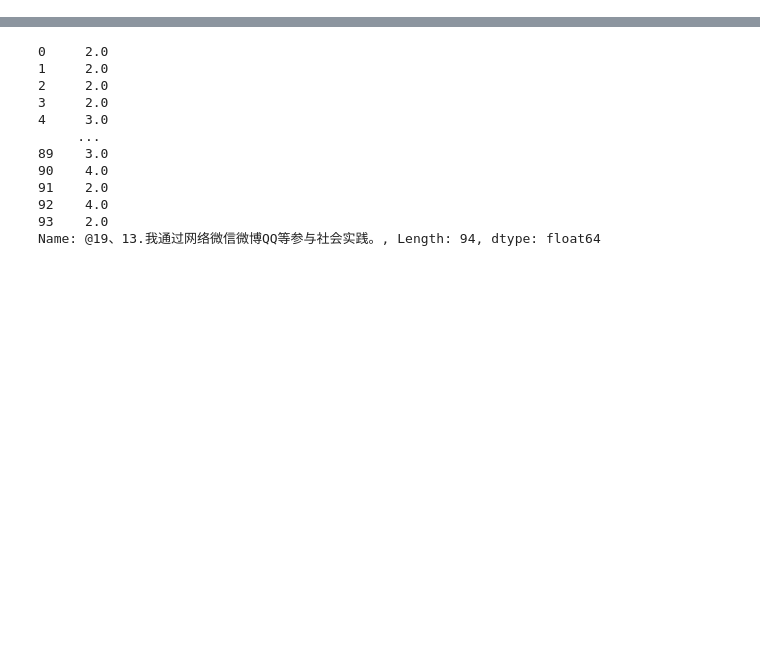
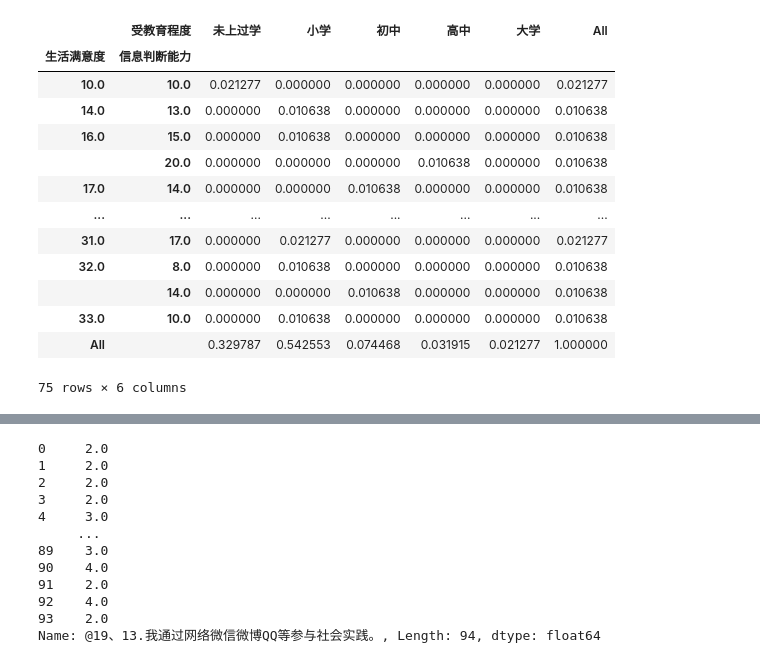
Before and after one commit to yiyanglaurel/new-one, a Jupyter notebook: 18-期末作业.ipynb, the cells around one changed output, grey strips where cells are left out. Saved outputs shown, nothing was run; the diff lists cells and outputs as text; code cells hidden in the pictures; blank space fills up the shorter version.

```diff
--- a/18-期末作业.ipynb
+++ b/18-期末作业.ipynb
@@ -13,0 +191,21 @@ import mytool2
+# %%
+
+cross_tab = pd.crosstab(index=[数据表['生活满意度'], 数据表['信息判断能力']],
+                        columns=数据表['受教育程度'],
+                        margins=True, normalize=True)
+cross_tab
+# %% [output]
+|  | 受教育程度 | 未上过学 | 小学 | 初中 | 高中 | 大学 | All |
+| 生活满意度 | 信息判断能力 |  |  |  |  |  |  |
+| 10.0 | 10.0 | 0.021277 | 0.000000 | 0.000000 | 0.000000 | 0.000000 | 0.021277 |
+| 14.0 | 13.0 | 0.000000 | 0.010638 | 0.000000 | 0.000000 | 0.000000 | 0.010638 |
+| 16.0 | 15.0 | 0.000000 | 0.010638 | 0.000000 | 0.000000 | 0.000000 | 0.010638 |
+|  | 20.0 | 0.000000 | 0.000000 | 0.000000 | 0.010638 | 0.000000 | 0.010638 |
+| 17.0 | 14.0 | 0.000000 | 0.000000 | 0.010638 | 0.000000 | 0.000000 | 0.010638 |
+| ... | ... | ... | ... | ... | ... | ... | ... |
+| 31.0 | 17.0 | 0.000000 | 0.021277 | 0.000000 | 0.000000 | 0.000000 | 0.021277 |
+| 32.0 | 8.0 | 0.000000 | 0.010638 | 0.000000 | 0.000000 | 0.000000 | 0.010638 |
+|  | 14.0 | 0.000000 | 0.000000 | 0.010638 | 0.000000 | 0.000000 | 0.010638 |
+| 33.0 | 10.0 | 0.000000 | 0.010638 | 0.000000 | 0.000000 | 0.000000 | 0.010638 |
+| All |  | 0.329787 | 0.542553 | 0.074468 | 0.031915 | 0.021277 | 1.000000 |
+75 rows × 6 columns
```
Also changed, not shown: parts of 24 cells of this notebook, 3 other files.
